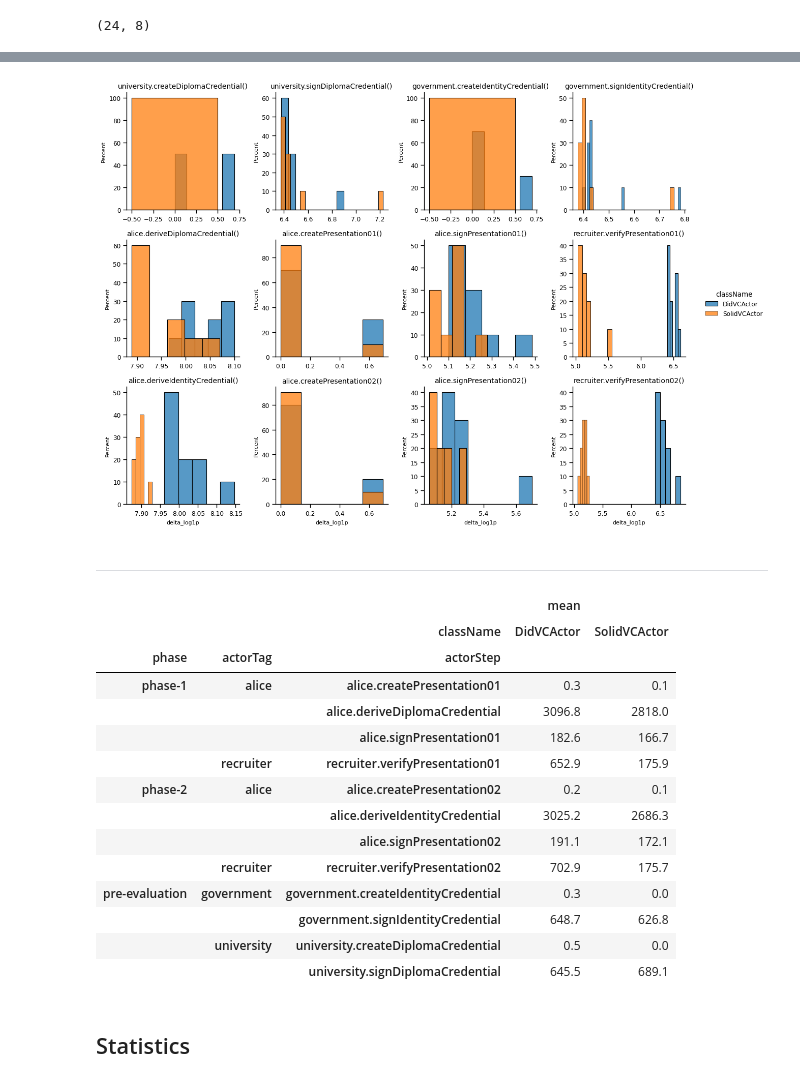
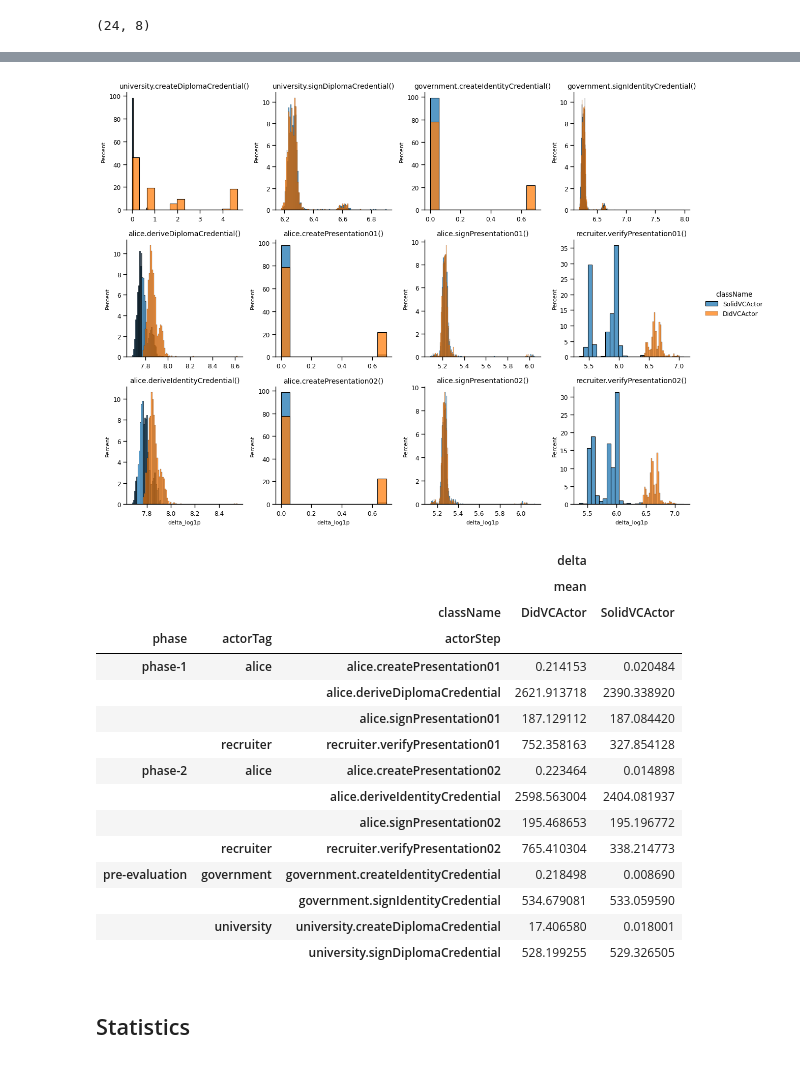
Before and after one commit to SolidLabResearch/pseudonymity-demo, a Jupyter notebook: profiling-report.ipynb, the cells around one changed output, grey strips where cells are left out. Saved outputs shown, nothing was run; the diff lists cells and outputs as text; code cells hidden in the pictures.

```diff
--- a/profiling-report.ipynb
+++ b/profiling-report.ipynb
@@ -218,6 +344,6 @@ dtype: bool
 # %%
 # df_stepname_order is used to specify the order of plots
-df_stepname_order = df_tl.reset_index()[['idx_step','stepName','actorTag','actorStep','phase']].drop_duplicates()
+df_stepname_order = df_tl.set_index(['idx_report','idx_step']).report.reset_index().reset_index()[['idx_step','stepName','actorTag','actorStep','phase']].drop_duplicates()
 df_stepname_order
 # %% [output]
 |  | idx_step | stepName | actorTag | actorStep | phase |
@@ -261,7 +387,7 @@ plt.show()
 # %%
 f, ax = plt.subplots(1,1, figsize=(6,8))
-title = 'Execution-time per step executed by each actor (excl. pre-evaluation phase)'
-snsdata = df_tl[df_tl.phase != 'pre-evaluation']
+title = f'Execution-time / step executed by each actor (excl. pre-evaluation phase)'
+snsdata = df_tl.report[df_tl.report.phase != 'pre-evaluation']
 order_data = df_stepname_order[df_stepname_order.phase != 'pre-evaluation']['actorStep']
 ax = sns.violinplot(snsdata,
                     **kwargs_violinplot,
@@ -288,5 +414,5 @@ g.map_dataframe(sns.boxplot, x=VAR_X, y='className')
 # %%
-snsdata = df_tl[df_tl.phase != 'pre-evaluation']
+snsdata = df_tl.report[df_tl.report.phase != 'pre-evaluation']
 kwargs_plot = dict(
     x=VAR_X,
     y='actorTag',
@@ -388,0 +498,19 @@ plt.show()
+# %%
+kwargs_fg = dict(col = 'stepName',  col_wrap=4, sharey=False,sharex=False,aspect=1)
+kwargs_plot = dict(
+    x=VAR_X,
+    y='actorTag',
+    hue='className',
+    orient='h',
+    showfliers=False,
+)
+g = sns.FacetGrid(**kwargs_fg, data=df_tl.report)
+g.map_dataframe(sns.boxplot, **kwargs_plot)
+
+for ax in g.axes.ravel():
+    ax.set_xlabel('{}'.format(kwargs_plot['x']))
+    #ax.set_xticklabels(ax.get_xticklabels(), rotation=0)
+    pass
+g.add_legend()
+plt.savefig(os.path.join(DIR_REPORT,'boxplot-actor-on-delta-per-step.png'),pad_inches=.5)
+plt.show()
@@ -389,53 +519,56 @@ plt.show()
 # %%
 kwargs_fg = dict(col = 'stepName',
                  hue='className',
                  col_wrap=4,
                  sharey=False,
                  sharex=False,
                  legend_out=True,
                  col_order = df_stepname_order['stepName']
 )
 kwargs_plot = dict(
     x=VAR_X,
     stat='percent',
     element='bars',
-    discrete=False,
 )
 
-g = sns.FacetGrid(**kwargs_fg, data=df_tl)
-g = g.map_dataframe(sns.histplot, **kwargs_plot)
+g = sns.FacetGrid(**kwargs_fg, data=df_tl.report)
+g = g.map_dataframe(sns.histplot,
+                    x=VAR_X,
+                    stat='percent',
+                    element='bars')
 for ax in g.axes.ravel():
     pass
 
 for i, r in df_stepname_order.iterrows():
     ax_i = g.axes_dict[r.stepName]
     ax_i.set_title(f'{r.actorTag}.{r.stepName}()')
 
 
 g.add_legend()
 g.tight_layout()
-plt.savefig(os.path.join(DIR_REPORT,'barplot-actor-on-percentage-delta-per-step.png'))
+
+
+plt.savefig(os.path.join(DIR_REPORT,'barplot-actor-on-percentage-delta-per-step.png'),bbox_inches='tight',bbox_extra_artists=[suptitle])
 plt.show()
 # %% [output]
-[figure, old version]
+[figure, new version]
-# %% [markdown]
----
 # %%
-df_tl.groupby(['phase','actorTag','className','actorStep'])['delta'].agg(['mean']).unstack('className')
+df_tl.report.groupby(['phase','actorTag','className','actorStep'])[['delta']].agg(['mean']).unstack('className')
 # %% [output]
+|  |  |  | delta |  |
 |  |  |  | mean |  |
 |  |  | className | DidVCActor | SolidVCActor |
 | phase | actorTag | actorStep |  |  |
-| phase-1 | alice | alice.createPresentation01 | 0.3 | 0.1 |
-|  |  | alice.deriveDiplomaCredential | 3096.8 | 2818.0 |
-|  |  | alice.signPresentation01 | 182.6 | 166.7 |
-|  | recruiter | recruiter.verifyPresentation01 | 652.9 | 175.9 |
-| phase-2 | alice | alice.createPresentation02 | 0.2 | 0.1 |
-|  |  | alice.deriveIdentityCredential | 3025.2 | 2686.3 |
-|  |  | alice.signPresentation02 | 191.1 | 172.1 |
-|  | recruiter | recruiter.verifyPresentation02 | 702.9 | 175.7 |
-| pre-evaluation | government | government.createIdentityCredential | 0.3 | 0.0 |
-|  |  | government.signIdentityCredential | 648.7 | 626.8 |
-|  | university | university.createDiplomaCredential | 0.5 | 0.0 |
-|  |  | university.signDiplomaCredential | 645.5 | 689.1 |
+| phase-1 | alice | alice.createPresentation01 | 0.214153 | 0.020484 |
+|  |  | alice.deriveDiplomaCredential | 2621.913718 | 2390.338920 |
+|  |  | alice.signPresentation01 | 187.129112 | 187.084420 |
+|  | recruiter | recruiter.verifyPresentation01 | 752.358163 | 327.854128 |
+| phase-2 | alice | alice.createPresentation02 | 0.223464 | 0.014898 |
+|  |  | alice.deriveIdentityCredential | 2598.563004 | 2404.081937 |
+|  |  | alice.signPresentation02 | 195.468653 | 195.196772 |
+|  | recruiter | recruiter.verifyPresentation02 | 765.410304 | 338.214773 |
+| pre-evaluation | government | government.createIdentityCredential | 0.218498 | 0.008690 |
+|  |  | government.signIdentityCredential | 534.679081 | 533.059590 |
+|  | university | university.createDiplomaCredential | 17.406580 | 0.018001 |
+|  |  | university.signDiplomaCredential | 528.199255 | 529.326505 |
 # %%
```
Also changed, not shown: parts of 71 cells of this notebook.
